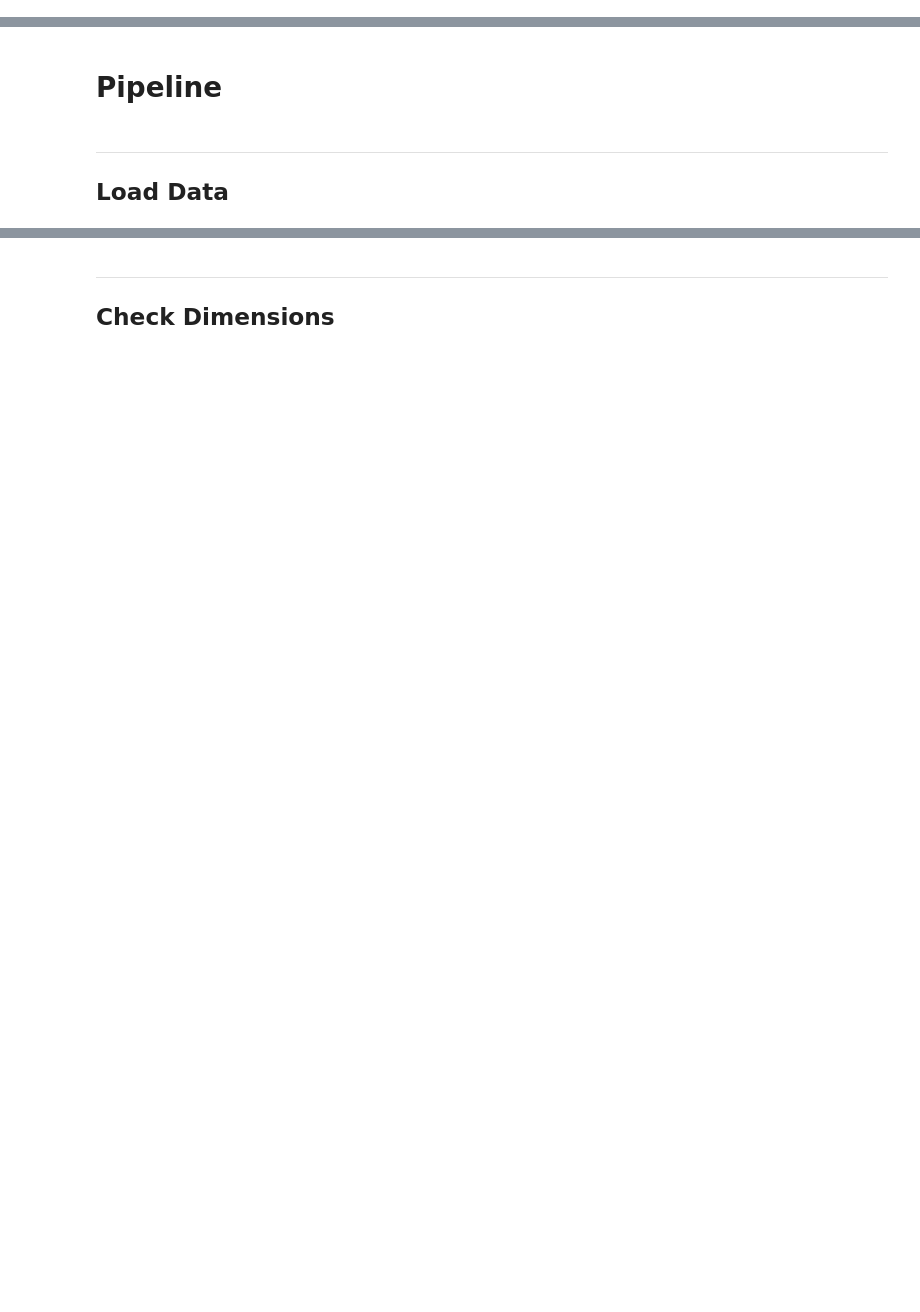
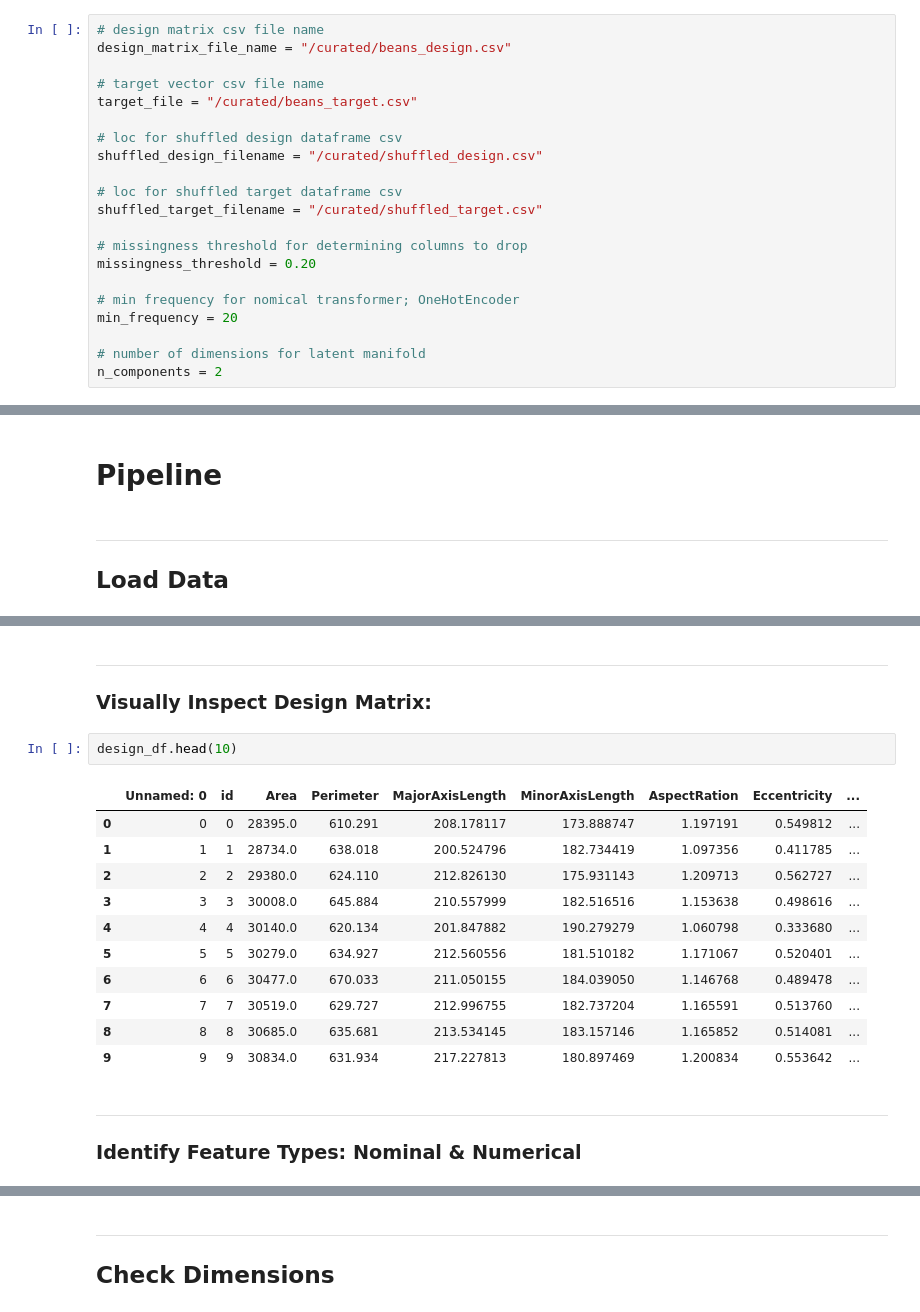
Before and after one commit to mmkke/DS5230_clustering_project, a Jupyter notebook: notebooks/ds5230_phase3_clustering_pipline.ipynb, the cells around one changed output, grey strips where cells are left out. Cells and saved outputs as stored; diff of their text form; blank space fills up the shorter version.

```diff
--- a/notebooks/ds5230_phase3_clustering_pipline.ipynb
+++ b/notebooks/ds5230_phase3_clustering_pipline.ipynb
@@ -53,3 +72,24 @@ from cluster_utils import *
+# %%
+# design matrix csv file name
+design_matrix_file_name = "/curated/beans_design.csv"
+
+# target vector csv file name
+target_file = "/curated/beans_target.csv"
+
+# loc for shuffled design dataframe csv
+shuffled_design_filename = "/curated/shuffled_design.csv"
+
+# loc for shuffled target dataframe csv
+shuffled_target_filename = "/curated/shuffled_target.csv"
+
+# missingness threshold for determining columns to drop
+missingness_threshold = 0.20
+
+# min frequency for nomical transformer; OneHotEncoder
+min_frequency = 20
+
+# number of dimensions for latent manifold
+n_components = 2
 # %% [markdown]
 ____
 
@@ -305,0 +360,22 @@ target_vector = pd.read_csv( data_path + target_file, index_col=0)
+# %% [markdown]
+___
+
+### Visually Inspect Design Matrix:
+# %%
+design_df.head(10)
+# %% [output]
+|  | Unnamed: 0 | id | Area | Perimeter | MajorAxisLength | MinorAxisLength | AspectRation | Eccentricity | ... |
+| 0 | 0 | 0 | 28395.0 | 610.291 | 208.178117 | 173.888747 | 1.197191 | 0.549812 | ... |
+| 1 | 1 | 1 | 28734.0 | 638.018 | 200.524796 | 182.734419 | 1.097356 | 0.411785 | ... |
+| 2 | 2 | 2 | 29380.0 | 624.110 | 212.826130 | 175.931143 | 1.209713 | 0.562727 | ... |
+| 3 | 3 | 3 | 30008.0 | 645.884 | 210.557999 | 182.516516 | 1.153638 | 0.498616 | ... |
+| 4 | 4 | 4 | 30140.0 | 620.134 | 201.847882 | 190.279279 | 1.060798 | 0.333680 | ... |
+| 5 | 5 | 5 | 30279.0 | 634.927 | 212.560556 | 181.510182 | 1.171067 | 0.520401 | ... |
+| 6 | 6 | 6 | 30477.0 | 670.033 | 211.050155 | 184.039050 | 1.146768 | 0.489478 | ... |
+| 7 | 7 | 7 | 30519.0 | 629.727 | 212.996755 | 182.737204 | 1.165591 | 0.513760 | ... |
+| 8 | 8 | 8 | 30685.0 | 635.681 | 213.534145 | 183.157146 | 1.165852 | 0.514081 | ... |
+| 9 | 9 | 9 | 30834.0 | 631.934 | 217.227813 | 180.897469 | 1.200834 | 0.553642 | ... |
+# %% [markdown]
+___
+
+### Identify Feature Types: Nominal & Numerical
```
Also changed, not shown: parts of 39 cells of this notebook, 2 other files.
